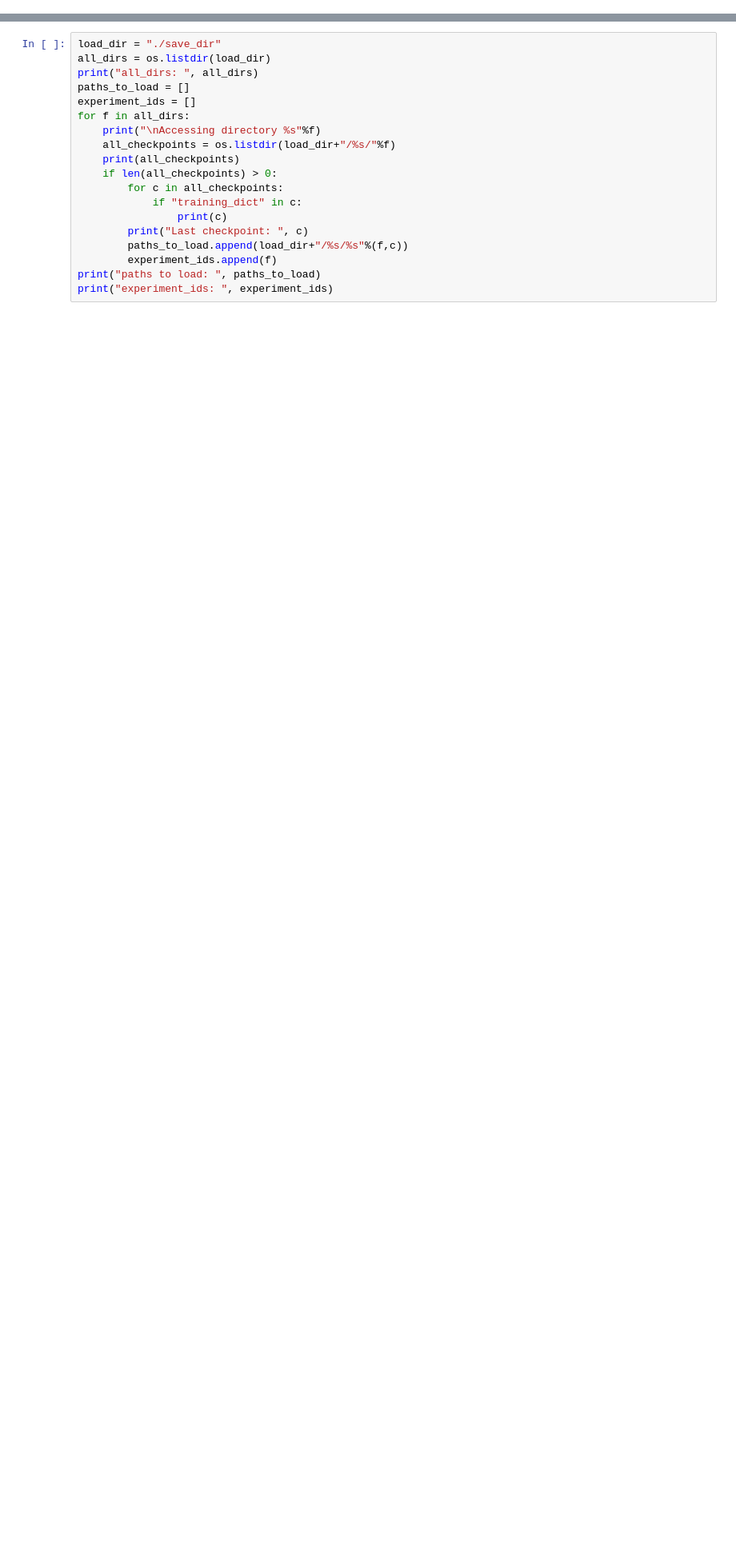
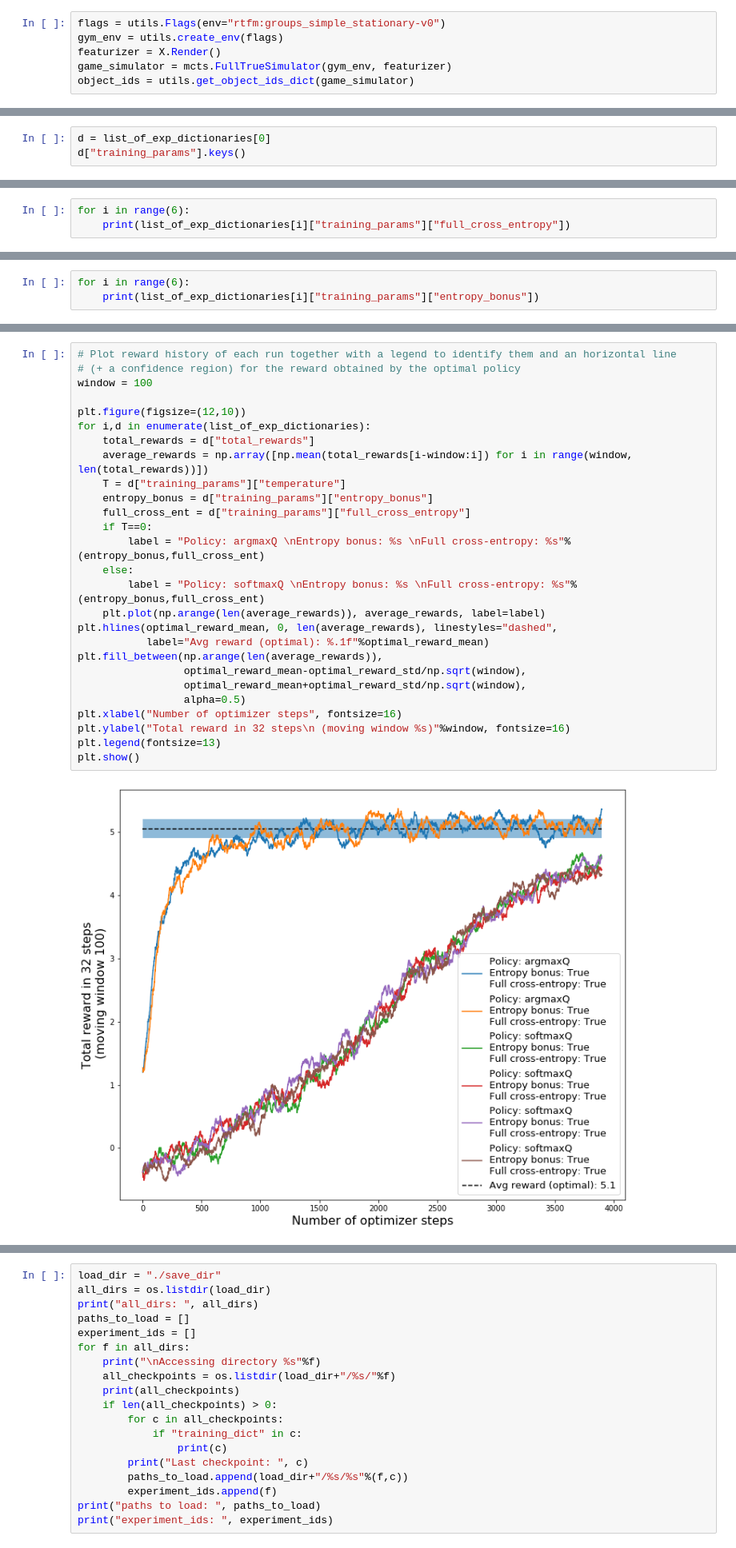
Before and after one commit to nicoladainese96/textMBRL, a Jupyter notebook: Results_from_CSC.ipynb, the cells around one changed output, grey strips where cells are left out. Shown at 80% size. Saved outputs shown, nothing was run; the diff lists cells and outputs as text; blank space fills up the shorter version.

```diff
--- a/Results_from_CSC.ipynb
+++ b/Results_from_CSC.ipynb
@@ -19,0 +57,6 @@ Using device cuda:0
+# %%
+flags = utils.Flags(env="rtfm:groups_simple_stationary-v0")
+gym_env = utils.create_env(flags)
+featurizer = X.Render()
+game_simulator = mcts.FullTrueSimulator(gym_env, featurizer)
+object_ids = utils.get_object_ids_dict(game_simulator)
@@ -19,0 +99,3 @@ Using device cuda:0
+# %%
+d = list_of_exp_dictionaries[0]
+d["training_params"].keys()
@@ -19,0 +104,3 @@ Using device cuda:0
+# %%
+for i in range(6):
+    print(list_of_exp_dictionaries[i]["training_params"]["full_cross_entropy"])
@@ -19,0 +114,3 @@ Using device cuda:0
+# %%
+for i in range(6):
+    print(list_of_exp_dictionaries[i]["training_params"]["entropy_bonus"])
@@ -19,0 +124,29 @@ Using device cuda:0
+# %%
+# Plot reward history of each run together with a legend to identify them and an horizontal line
+# (+ a confidence region) for the reward obtained by the optimal policy
+window = 100
+
+plt.figure(figsize=(12,10))
+for i,d in enumerate(list_of_exp_dictionaries):
+    total_rewards = d["total_rewards"]
+    average_rewards = np.array([np.mean(total_rewards[i-window:i]) for i in range(window, len(total_rewards))])
+    T = d["training_params"]["temperature"]
+    entropy_bonus = d["training_params"]["entropy_bonus"]
+    full_cross_ent = d["training_params"]["full_cross_entropy"]
+    if T==0:
+        label = "Policy: argmaxQ \nEntropy bonus: %s \nFull cross-entropy: %s"%(entropy_bonus,full_cross_ent)
+    else:
+        label = "Policy: softmaxQ \nEntropy bonus: %s \nFull cross-entropy: %s"%(entropy_bonus,full_cross_ent)
+    plt.plot(np.arange(len(average_rewards)), average_rewards, label=label)
+plt.hlines(optimal_reward_mean, 0, len(average_rewards), linestyles="dashed",
+           label="Avg reward (optimal): %.1f"%optimal_reward_mean)
+plt.fill_between(np.arange(len(average_rewards)),
+                 optimal_reward_mean-optimal_reward_std/np.sqrt(window),
+                 optimal_reward_mean+optimal_reward_std/np.sqrt(window),
+                 alpha=0.5)
+plt.xlabel("Number of optimizer steps", fontsize=16)
+plt.ylabel("Total reward in 32 steps\n (moving window %s)"%window, fontsize=16)
+plt.legend(fontsize=13)
+plt.show()
+# %% [output]
+[figure, added]
```
Also changed, not shown: parts of 12 cells of this notebook, 1 other file.
